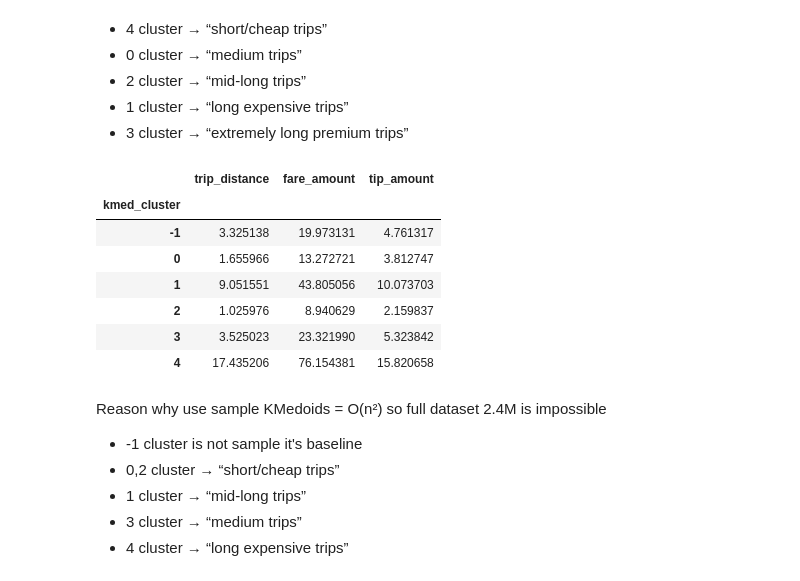
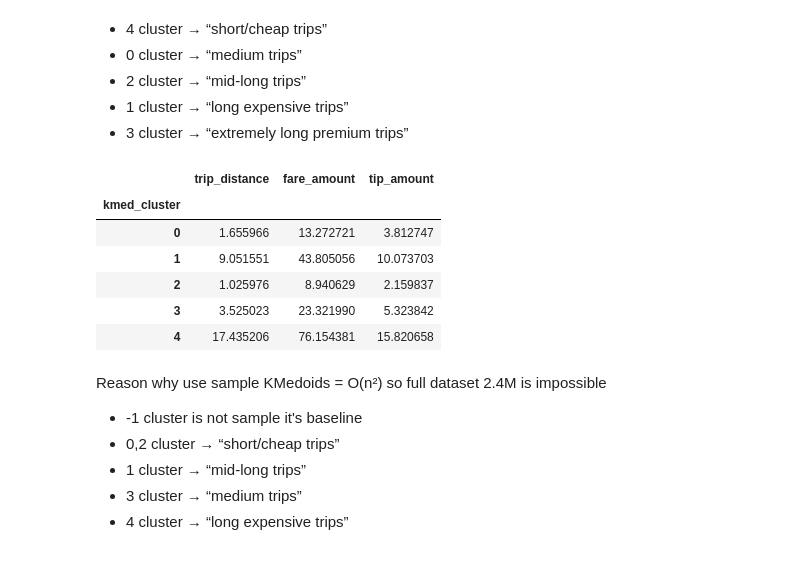
Before and after one commit to aprilgozib/machine_learning, a Jupyter notebook: notebooks/clustering_taxi.ipynb, the cells around one changed output. Cells and saved outputs as stored; diff of their text form; code cells hidden in the pictures.

```diff
--- a/notebooks/clustering_taxi.ipynb
+++ b/notebooks/clustering_taxi.ipynb
@@ -243,19 +244,19 @@ df.groupby('km_cluster')[['trip_distance', 'fare_amount', 'tip_amount']].mean()
 # %%
 from sklearn_extra.cluster import KMedoids
 
 sample = clust.sample(n = 20000, random_state = 42)
 
 kmed = KMedoids(n_clusters = best_k, metric = 'manhattan', random_state = 42)
 kmed_labels = kmed.fit_predict(sample)
 
 df['kmed_cluster'] = -1
 
 df.loc[sample.index, 'kmed_cluster'] = kmed_labels
-df.groupby('kmed_cluster')[['trip_distance', 'fare_amount', 'tip_amount']].mean()
+kmed_summary = df[df['kmed_cluster'] != -1].groupby('kmed_cluster')[['trip_distance','fare_amount','tip_amount']].mean()
+kmed_summary
 # %% [output]
 |  | trip_distance | fare_amount | tip_amount |
 | kmed_cluster |  |  |  |
-| -1 | 3.325138 | 19.973131 | 4.761317 |
 | 0 | 1.655966 | 13.272721 | 3.812747 |
 | 1 | 9.051551 | 43.805056 | 10.073703 |
 | 2 | 1.025976 | 8.940629 | 2.159837 |
```
Also changed, not shown: parts of 7 cells of this notebook.
